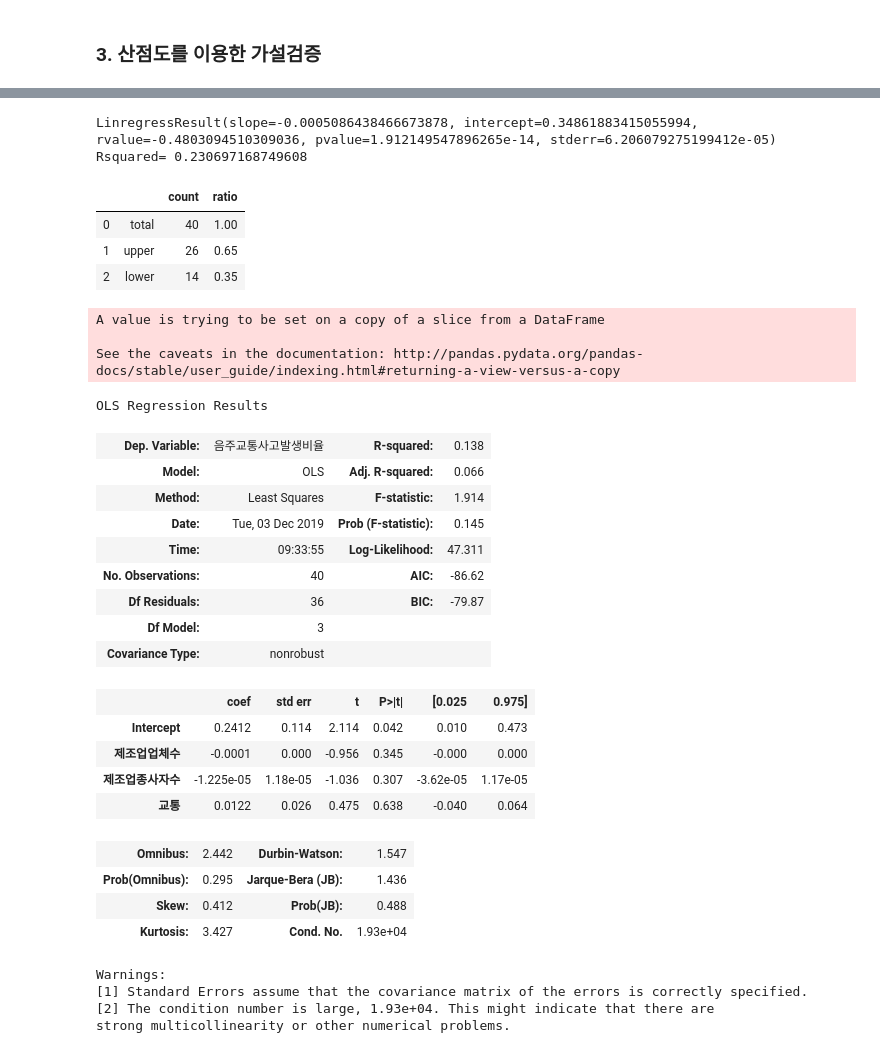
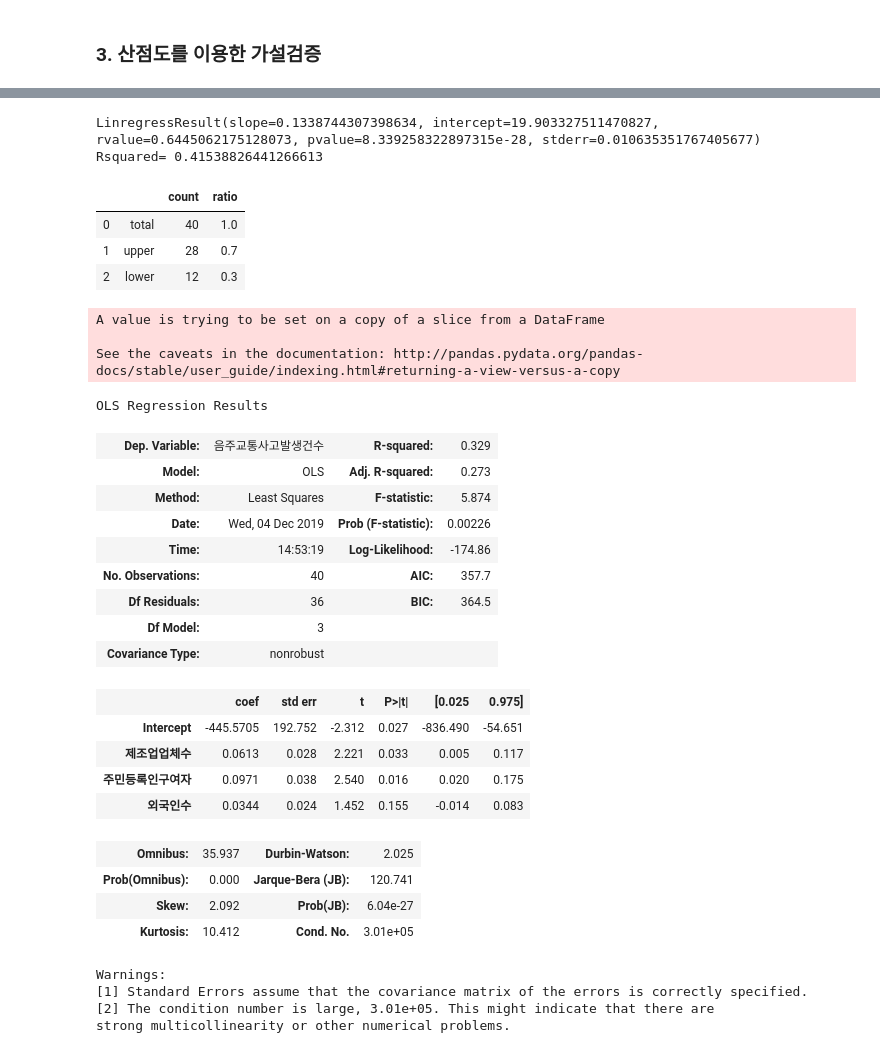
Before and after one commit to gloryle/ARTISTS, a Jupyter notebook: 1130_jy_제조업체수-교통사고#음주운전-final-증거추가-Copy1.ipynb, the cells around one changed output, grey strips where cells are left out. Drawn from its saved outputs; the diff is of its cells as text; code cells hidden in the pictures.

```diff
--- a/1130_jy_제조업체수-교통사고#음주운전-final-증거추가-Copy1.ipynb
+++ b/1130_jy_제조업체수-교통사고#음주운전-final-증거추가-Copy1.ipynb
@@ -41,0 +43,9 @@ sigungu_nxy.head(1)
+# %%
+#외국인비율추가
+transpath = 'C:/Users/COM/Desktop/교통사고/'
+주민등록인구=pd.read_csv(transpath+'주민등록인구.csv', encoding='cp949')
+주민등록인구.rename(columns={'전국':'시도','소계':'시군구','주민등록인구':'전체인구'}, inplace=True)
+주민등록인구['외국인비율'] = 주민등록인구.등록외국인수 / 주민등록인구.전체인구*100
+sigungu_nxy
+sigungu_nxy=sigungu_nxy.merge(주민등록인구, on=['시도','시군구'])
+주민등록인구.shape
@@ -41,0 +54,16 @@ sigungu_nxy.head(1)
+# %%
+#제조업비율추가
+manufact = pd.read_csv(transpath +'2017_제조업체_사업체.csv', encoding='cp949')
+manufact.head(1)
+# ex_manufact = manufact.loc[manufact['산업분류별']=='전체',['지역별(시/군/구)','2015']]
+# ex_manufact.columns = ['시군구','전체산업체수']
+# ex_manufact.reset_index(drop=True, inplace=True)
+# manufact = manufact.loc[~(manufact['산업분류별']=='전체'),['지역별(시/군/구)','2015']]
+# manufact.columns = ['시군구','제조업체수']
+# manufact.reset_index(drop=True, inplace=True)
+manufact['제조업비율'] = (manufact['제조사업체수']/manufact['사업체수'])
+manufact.head(1)
+sigungu_nxy.head(1)
+sigungu_nxy = sigungu_nxy.merge(manufact, on=['시도','시군구'])
+sigungu_nxy.shape
+sigungu_nxy.head(1)
@@ -173,53 +209,56 @@ scatter(x="교통사고 발생건수", y="음주교통사고 발생비율", colo
 # %%
 #2)회귀식기준 위아래 비율 비교
 group2 = sigungu_nxy.loc[sigungu_nxy.group2==1]
-total_regression(x_='교통사고 발생건수',y_='음주교통사고 발생비율', totaldf=sigungu_nxy,groupdf=group2)
+total_regression(x_='교통사고 발생건수',y_='음주교통사고 발생건수', totaldf=sigungu_nxy,groupdf=group2)
 # %% [output]
-LinregressResult(slope=-0.0005086438466673878, intercept=0.34861883415055994, rvalue=-0.4803094510309036, pvalue=1.912149547896265e-14, stderr=6.206079275199412e-05)
-Rsquared= 0.230697168749608
+LinregressResult(slope=0.1338744307398634, intercept=19.903327511470827, rvalue=0.6445062175128073, pvalue=8.339258322897315e-28, stderr=0.010635351767405677)
+Rsquared= 0.41538826441266613
 |  |  | count | ratio |
-| 0 | total | 40 | 1.00 |
-| 1 | upper | 26 | 0.65 |
-| 2 | lower | 14 | 0.35 |
+| 0 | total | 40 | 1.0 |
+| 1 | upper | 28 | 0.7 |
+| 2 | lower | 12 | 0.3 |
 # %%
 #우리가 생각했던 매개변수들이
 #음주운전이라는 것을 얼마나 잘 설명할 수 있는가?(유의한식으로)
 import statsmodels.api as sm
 group2.rename(columns={'음주교통사고 발생비율':'음주교통사고발생비율',
+                       '음주교통사고 발생건수':'음주교통사고발생건수',
+                       '주민등록인구(여자)':'주민등록인구여자',
               '제조업 업체수':'제조업업체수',
               '제조업 종사자수':'제조업종사자수',
               '교통사고 발생건수':'교통사고발생건수'}, inplace=True)
-reg = sm.OLS.from_formula("음주교통사고발생비율 ~ 제조업업체수+제조업종사자수+교통", group2).fit()
+reg = sm.OLS.from_formula("음주교통사고발생비율 ~ 제조업비율+성비+외국인비율", group2).fit()
+reg = sm.OLS.from_formula("음주교통사고발생건수 ~ 제조업업체수+주민등록인구여자+외국인수", group2).fit()
 reg.summary()
 # 제조업업체수+제조업종사자수+교통사고발생건수: P0.04, R0.19
 # 제조업업체수+제조업종사자수: P0.07(X), R0.13
 # 제조업업체수: P0.03, R0.11
 # %% [output]
 A value is trying to be set on a copy of a slice from a DataFrame
 
 See the caveats in the documentation: http://pandas.pydata.org/pandas-docs/stable/user_guide/indexing.html#returning-a-view-versus-a-copy
 OLS Regression Results
-| Dep. Variable: | 음주교통사고발생비율 | R-squared: | 0.138 |
-| Model: | OLS | Adj. R-squared: | 0.066 |
-| Method: | Least Squares | F-statistic: | 1.914 |
-| Date: | Tue, 03 Dec 2019 | Prob (F-statistic): | 0.145 |
-| Time: | 09:33:55 | Log-Likelihood: | 47.311 |
-| No. Observations: | 40 | AIC: | -86.62 |
-| Df Residuals: | 36 | BIC: | -79.87 |
+| Dep. Variable: | 음주교통사고발생건수 | R-squared: | 0.329 |
+| Model: | OLS | Adj. R-squared: | 0.273 |
+| Method: | Least Squares | F-statistic: | 5.874 |
+| Date: | Wed, 04 Dec 2019 | Prob (F-statistic): | 0.00226 |
+| Time: | 14:53:19 | Log-Likelihood: | -174.86 |
+| No. Observations: | 40 | AIC: | 357.7 |
+| Df Residuals: | 36 | BIC: | 364.5 |
 | Df Model: | 3 |  |  |
 | Covariance Type: | nonrobust |  |  |
 |  | coef | std err | t | P>|t| | [0.025 | 0.975] |
-| Intercept | 0.2412 | 0.114 | 2.114 | 0.042 | 0.010 | 0.473 |
-| 제조업업체수 | -0.0001 | 0.000 | -0.956 | 0.345 | -0.000 | 0.000 |
-| 제조업종사자수 | -1.225e-05 | 1.18e-05 | -1.036 | 0.307 | -3.62e-05 | 1.17e-05 |
-| 교통 | 0.0122 | 0.026 | 0.475 | 0.638 | -0.040 | 0.064 |
+| Intercept | -445.5705 | 192.752 | -2.312 | 0.027 | -836.490 | -54.651 |
+| 제조업업체수 | 0.0613 | 0.028 | 2.221 | 0.033 | 0.005 | 0.117 |
+| 주민등록인구여자 | 0.0971 | 0.038 | 2.540 | 0.016 | 0.020 | 0.175 |
+| 외국인수 | 0.0344 | 0.024 | 1.452 | 0.155 | -0.014 | 0.083 |
-| Omnibus: | 2.442 | Durbin-Watson: | 1.547 |
-| Prob(Omnibus): | 0.295 | Jarque-Bera (JB): | 1.436 |
-| Skew: | 0.412 | Prob(JB): | 0.488 |
-| Kurtosis: | 3.427 | Cond. No. | 1.93e+04 |
+| Omnibus: | 35.937 | Durbin-Watson: | 2.025 |
+| Prob(Omnibus): | 0.000 | Jarque-Bera (JB): | 120.741 |
+| Skew: | 2.092 | Prob(JB): | 6.04e-27 |
+| Kurtosis: | 10.412 | Cond. No. | 3.01e+05 |
 Warnings:
 [1] Standard Errors assume that the covariance matrix of the errors is correctly specified.
-[2] The condition number is large, 1.93e+04. This might indicate that there are
+[2] The condition number is large, 3.01e+05. This might indicate that there are
 strong multicollinearity or other numerical problems.
 # %%
 #우리가 생각했던 매개변수들이
```
Also changed, not shown: parts of 28 cells of this notebook.
